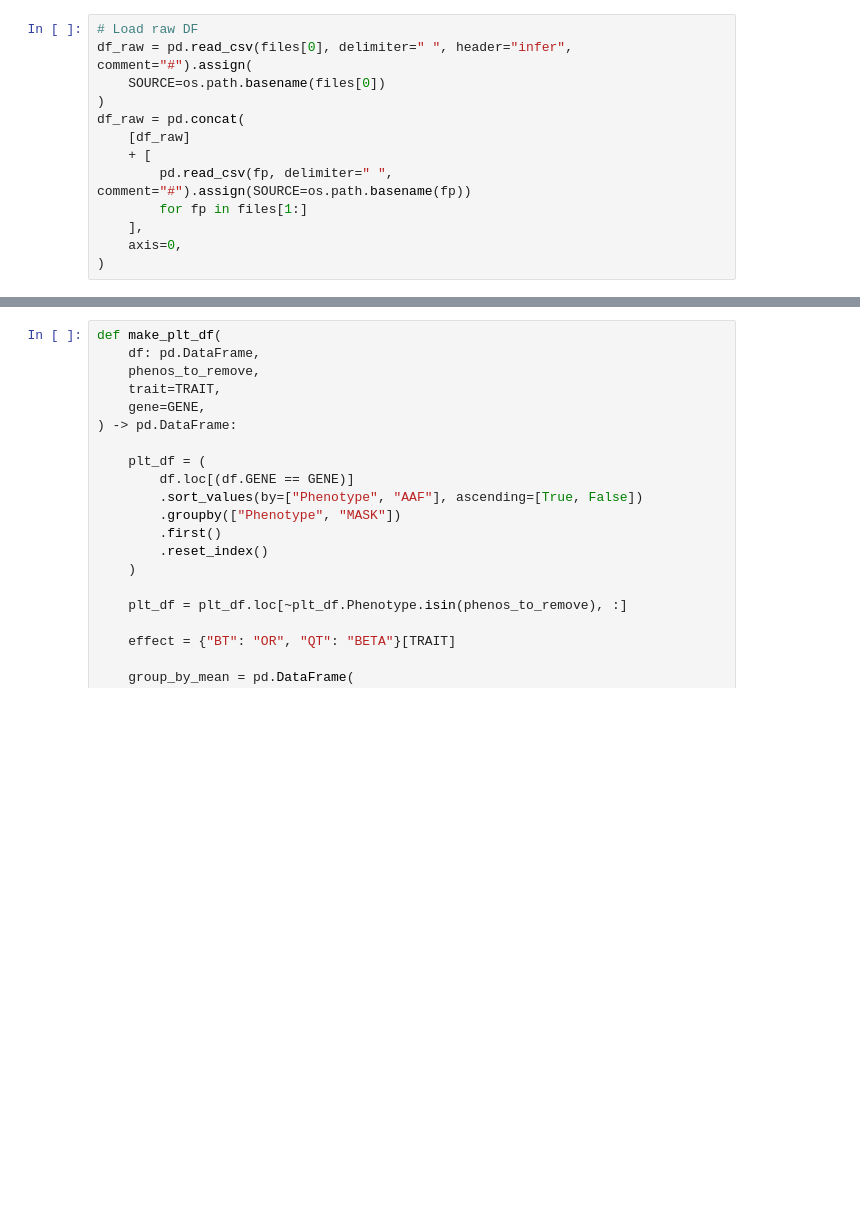
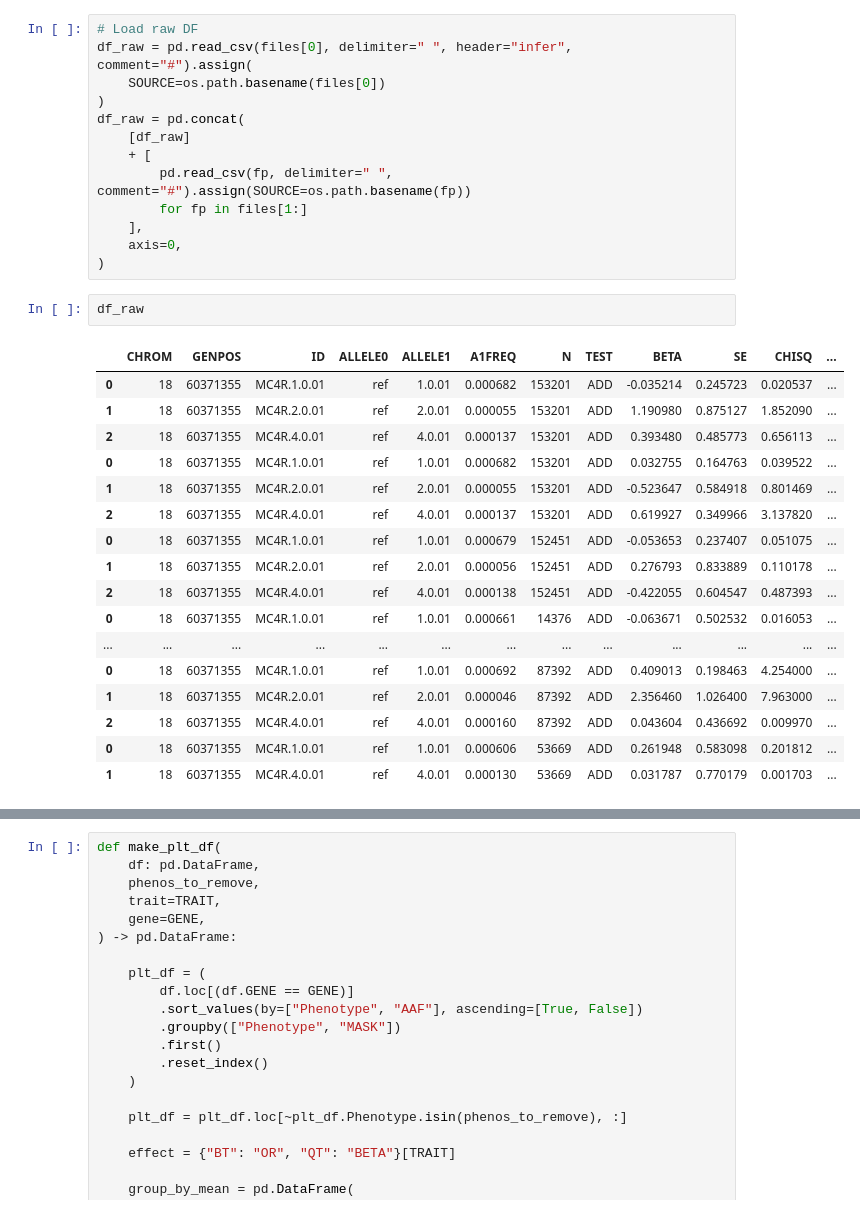
Before and after one commit to HauserGroup/gogoGPCR, a Jupyter notebook: notebooks/4_process_results.ipynb, the cells around one changed output, grey strips where cells are left out. Cells and saved outputs as stored; diff of their text form; blank space fills up the shorter version.

```diff
--- a/notebooks/4_process_results.ipynb
+++ b/notebooks/4_process_results.ipynb
@@ -55,6 +57,26 @@ df_raw = pd.concat(
     ],
     axis=0,
 )
+# %%
+df_raw
+# %% [output]
+|  | CHROM | GENPOS | ID | ALLELE0 | ALLELE1 | A1FREQ | N | TEST | BETA | SE | CHISQ | ... |
+| 0 | 18 | 60371355 | MC4R.1.0.01 | ref | 1.0.01 | 0.000682 | 153201 | ADD | -0.035214 | 0.245723 | 0.020537 | ... |
+| 1 | 18 | 60371355 | MC4R.2.0.01 | ref | 2.0.01 | 0.000055 | 153201 | ADD | 1.190980 | 0.875127 | 1.852090 | ... |
+| 2 | 18 | 60371355 | MC4R.4.0.01 | ref | 4.0.01 | 0.000137 | 153201 | ADD | 0.393480 | 0.485773 | 0.656113 | ... |
+| 0 | 18 | 60371355 | MC4R.1.0.01 | ref | 1.0.01 | 0.000682 | 153201 | ADD | 0.032755 | 0.164763 | 0.039522 | ... |
+| 1 | 18 | 60371355 | MC4R.2.0.01 | ref | 2.0.01 | 0.000055 | 153201 | ADD | -0.523647 | 0.584918 | 0.801469 | ... |
+| 2 | 18 | 60371355 | MC4R.4.0.01 | ref | 4.0.01 | 0.000137 | 153201 | ADD | 0.619927 | 0.349966 | 3.137820 | ... |
+| 0 | 18 | 60371355 | MC4R.1.0.01 | ref | 1.0.01 | 0.000679 | 152451 | ADD | -0.053653 | 0.237407 | 0.051075 | ... |
+| 1 | 18 | 60371355 | MC4R.2.0.01 | ref | 2.0.01 | 0.000056 | 152451 | ADD | 0.276793 | 0.833889 | 0.110178 | ... |
+| 2 | 18 | 60371355 | MC4R.4.0.01 | ref | 4.0.01 | 0.000138 | 152451 | ADD | -0.422055 | 0.604547 | 0.487393 | ... |
+| 0 | 18 | 60371355 | MC4R.1.0.01 | ref | 1.0.01 | 0.000661 | 14376 | ADD | -0.063671 | 0.502532 | 0.016053 | ... |
+| ... | ... | ... | ... | ... | ... | ... | ... | ... | ... | ... | ... | ... |
+| 0 | 18 | 60371355 | MC4R.1.0.01 | ref | 1.0.01 | 0.000692 | 87392 | ADD | 0.409013 | 0.198463 | 4.254000 | ... |
+| 1 | 18 | 60371355 | MC4R.2.0.01 | ref | 2.0.01 | 0.000046 | 87392 | ADD | 2.356460 | 1.026400 | 7.963000 | ... |
+| 2 | 18 | 60371355 | MC4R.4.0.01 | ref | 4.0.01 | 0.000160 | 87392 | ADD | 0.043604 | 0.436692 | 0.009970 | ... |
+| 0 | 18 | 60371355 | MC4R.1.0.01 | ref | 1.0.01 | 0.000606 | 53669 | ADD | 0.261948 | 0.583098 | 0.201812 | ... |
+| 1 | 18 | 60371355 | MC4R.4.0.01 | ref | 4.0.01 | 0.000130 | 53669 | ADD | 0.031787 | 0.770179 | 0.001703 | ... |
 # %%
 # Fix common fields
 df = df_raw
```
Also changed, not shown: parts of 8 cells of this notebook, 20 other files.
